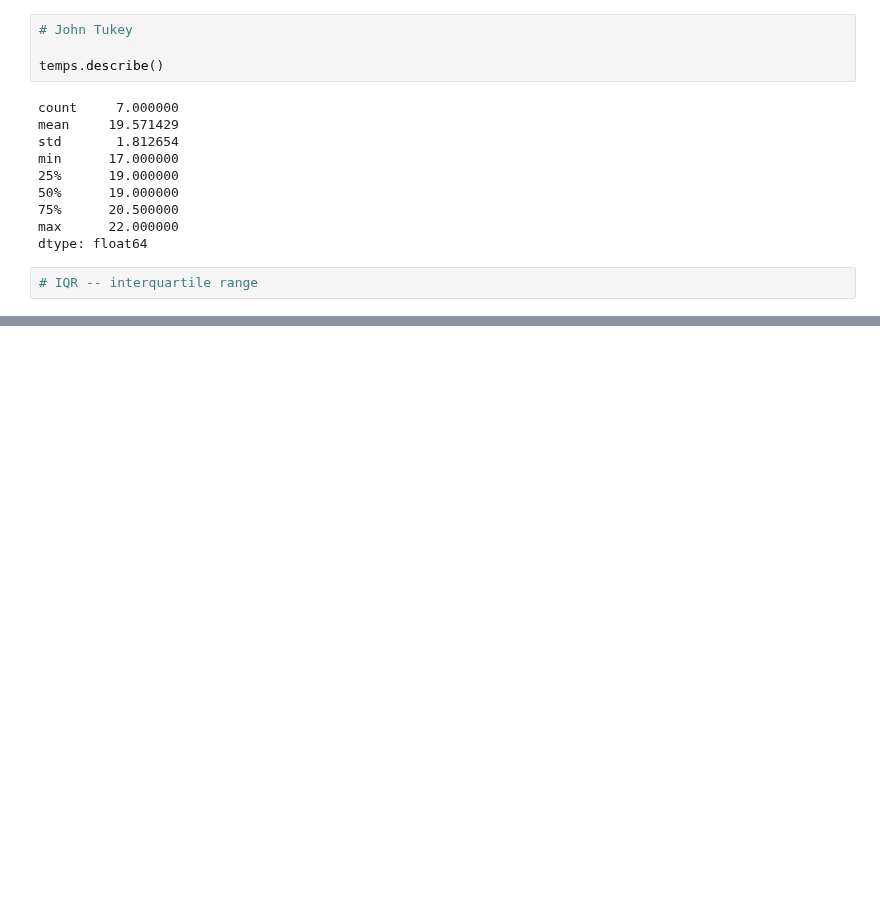
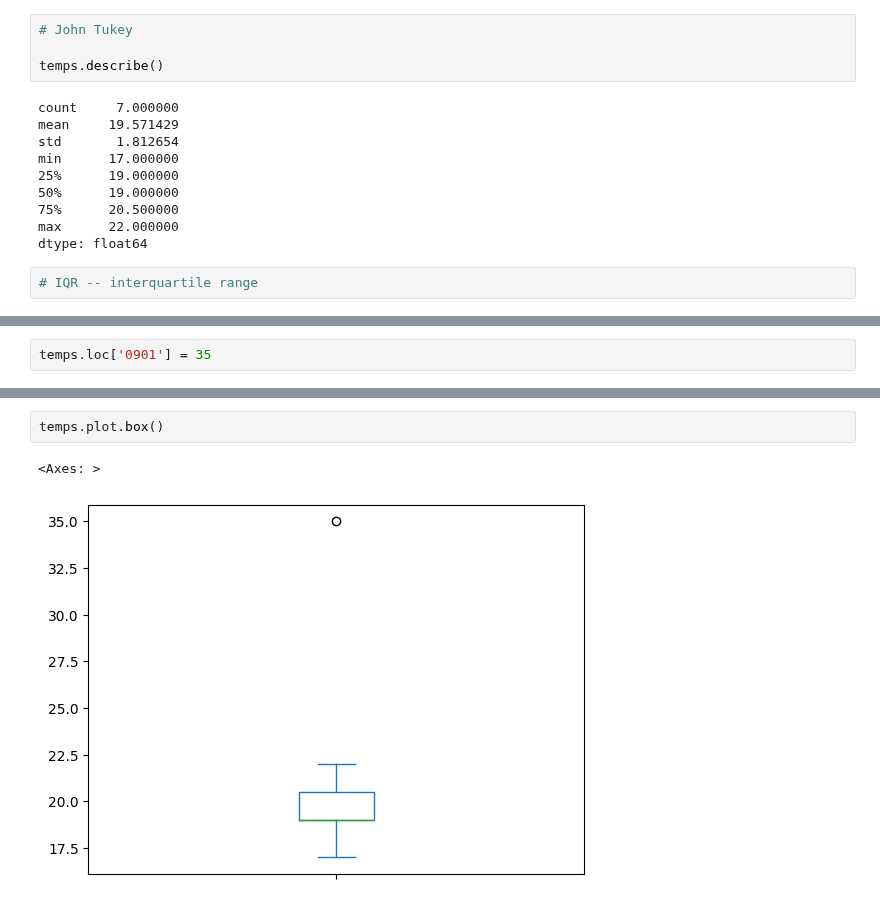
Before and after one commit to reuven/apple-2025-01Jan-plotting, a Jupyter notebook: Apple 2025-01Jan-09.ipynb, the cells around one changed output, grey strips where cells are left out. Drawn from its saved outputs; the diff is of its cells as text; blank space fills up the shorter version.

```diff
--- a/Apple 2025-01Jan-09.ipynb
+++ b/Apple 2025-01Jan-09.ipynb
@@ -306,0 +322,2 @@ templs.
+# %%
+temps.loc['0901'] = 35
@@ -306,0 +347,5 @@ templs.
+# %%
+temps.plot.box()
+# %% [output]
+<Axes: >
+[figure, added]
```
Also changed, not shown: parts of 4 cells of this notebook.
